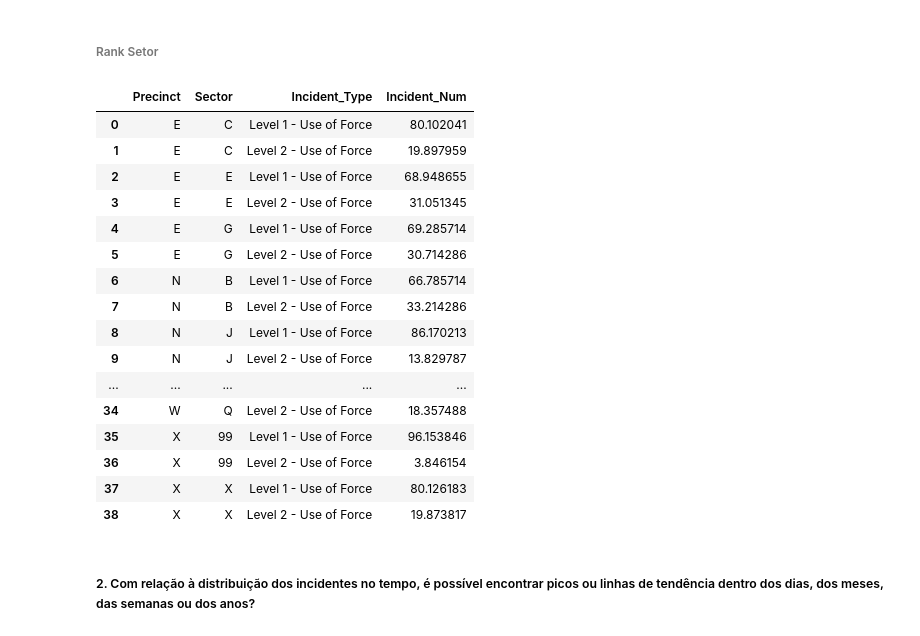
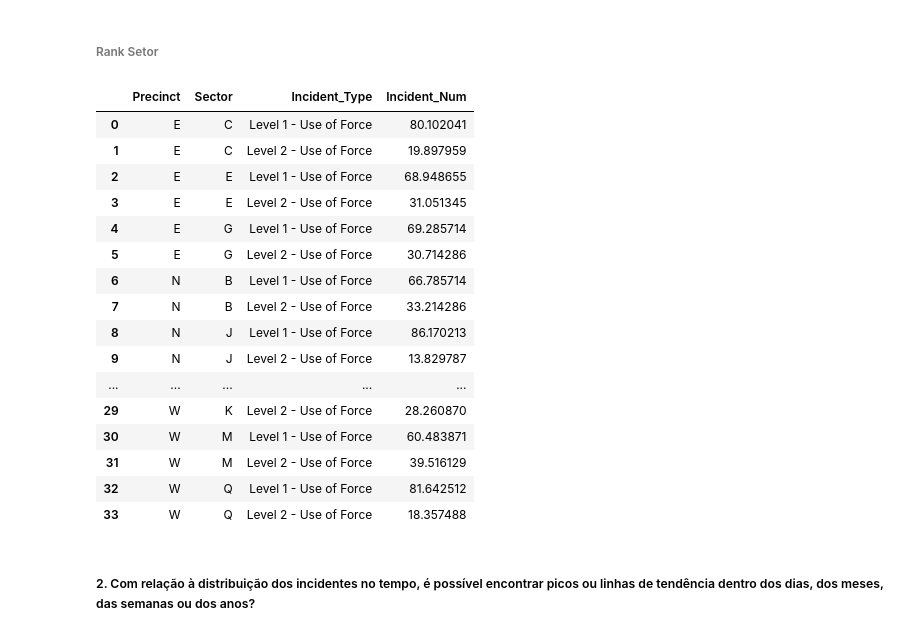
Before and after one commit to clairtonm/atlanticoDSTest, a Jupyter notebook: Notebooks/Untitled.ipynb, the cells around one changed output. Saved outputs shown, nothing was run; the diff lists cells and outputs as text; code cells hidden in the pictures.

```diff
--- a/Notebooks/Untitled.ipynb
+++ b/Notebooks/Untitled.ipynb
@@ -53,0 +55,5 @@ memory usage: 692.8+ KB
+# %%
+# 4 - Também é possível perceber que existe uma delagacia sobresalente (X), esta delagacia não é mencionada pelo departamento
+# de Seattle, então vamos excluí-la.
+
+raw_use_of_force = raw_use_of_force[raw_use_of_force['Precinct'] != 'X']
@@ -123,26 +156,26 @@ beat_groupby
 # %%
 sector_incident_type = raw_use_of_force.groupby(['Precinct', 'Sector', 'Incident_Type'])['Incident_Num'].count()
 # %%
-sector_incidente_percent = sector_incident_type.groupby(level=1).apply(lambda x: x * 100/ x.sum())
+sector_incidente_percent = sector_incident_type.groupby(level=1).apply(lambda x: x * 100/ x.sum()).reset_index()
 # %%
-sector_incidente_percent.reset_index()
+sector_incidente_percent
 # %% [output]
 |  | Precinct | Sector | Incident_Type | Incident_Num |
 | 0 | E | C | Level 1 - Use of Force | 80.102041 |
 | 1 | E | C | Level 2 - Use of Force | 19.897959 |
 | 2 | E | E | Level 1 - Use of Force | 68.948655 |
 | 3 | E | E | Level 2 - Use of Force | 31.051345 |
 | 4 | E | G | Level 1 - Use of Force | 69.285714 |
 | 5 | E | G | Level 2 - Use of Force | 30.714286 |
 | 6 | N | B | Level 1 - Use of Force | 66.785714 |
 | 7 | N | B | Level 2 - Use of Force | 33.214286 |
 | 8 | N | J | Level 1 - Use of Force | 86.170213 |
 | 9 | N | J | Level 2 - Use of Force | 13.829787 |
 | ... | ... | ... | ... | ... |
-| 34 | W | Q | Level 2 - Use of Force | 18.357488 |
-| 35 | X | 99 | Level 1 - Use of Force | 96.153846 |
-| 36 | X | 99 | Level 2 - Use of Force | 3.846154 |
-| 37 | X | X | Level 1 - Use of Force | 80.126183 |
-| 38 | X | X | Level 2 - Use of Force | 19.873817 |
+| 29 | W | K | Level 2 - Use of Force | 28.260870 |
+| 30 | W | M | Level 1 - Use of Force | 60.483871 |
+| 31 | W | M | Level 2 - Use of Force | 39.516129 |
+| 32 | W | Q | Level 1 - Use of Force | 81.642512 |
+| 33 | W | Q | Level 2 - Use of Force | 18.357488 |
 # %% [markdown]
 ##### 2. Com relação à distribuição dos incidentes no tempo, é possível encontrar picos ou linhas de tendência dentro dos dias, dos meses, das semanas ou dos anos?
```
Also changed, not shown: parts of 59 cells of this notebook.
